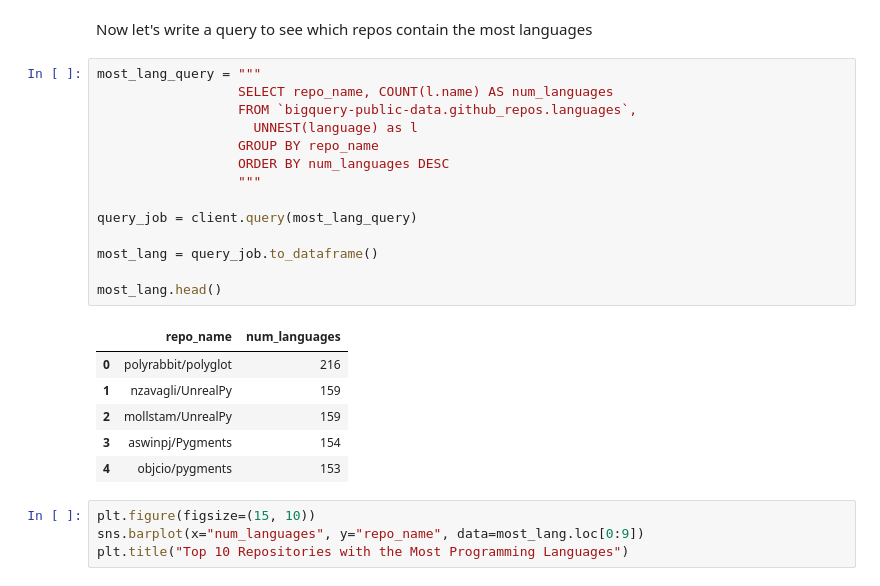
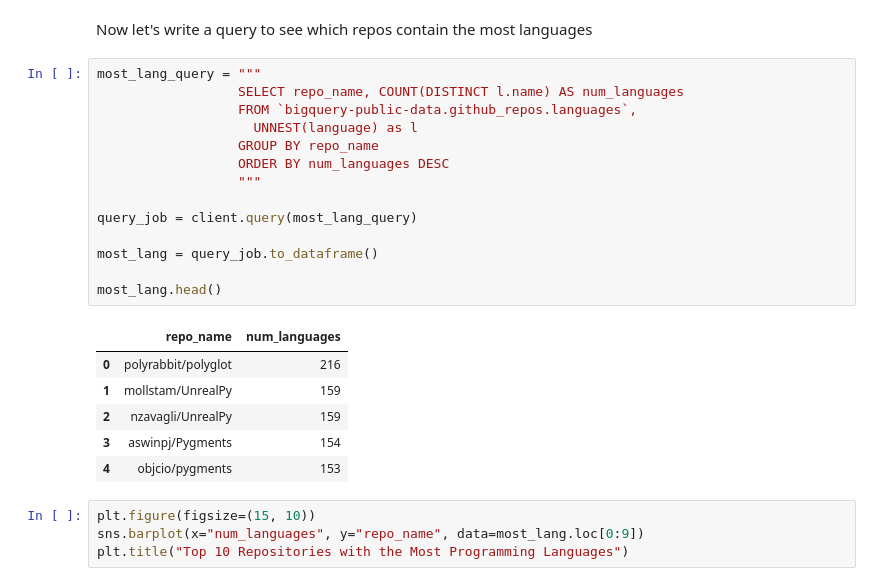
Before and after one commit to jordan-maulino/github_data, a Jupyter notebook: github_data.ipynb, the cells around one changed output. Drawn from its saved outputs; the diff is of its cells as text.

```diff
--- a/github_data.ipynb
+++ b/github_data.ipynb
@@ -102,23 +98,23 @@ Text(0.5, 1.0, 'Top 10 Most Popular Languages on Github (by # of Repositories)')
 Now let's write a query to see which repos contain the most languages
 # %%
 most_lang_query = """
-                  SELECT repo_name, COUNT(l.name) AS num_languages
+                  SELECT repo_name, COUNT(DISTINCT l.name) AS num_languages
                   FROM `bigquery-public-data.github_repos.languages`,
                     UNNEST(language) as l
                   GROUP BY repo_name
                   ORDER BY num_languages DESC
                   """
 
 query_job = client.query(most_lang_query)
 
 most_lang = query_job.to_dataframe()
 
 most_lang.head()
 # %% [output]
 |  | repo_name | num_languages |
 | 0 | polyrabbit/polyglot | 216 |
-| 1 | nzavagli/UnrealPy | 159 |
-| 2 | mollstam/UnrealPy | 159 |
+| 1 | mollstam/UnrealPy | 159 |
+| 2 | nzavagli/UnrealPy | 159 |
 | 3 | aswinpj/Pygments | 154 |
 | 4 | objcio/pygments | 153 |
 # %%
```
Also changed, not shown: parts of 16 cells of this notebook.
